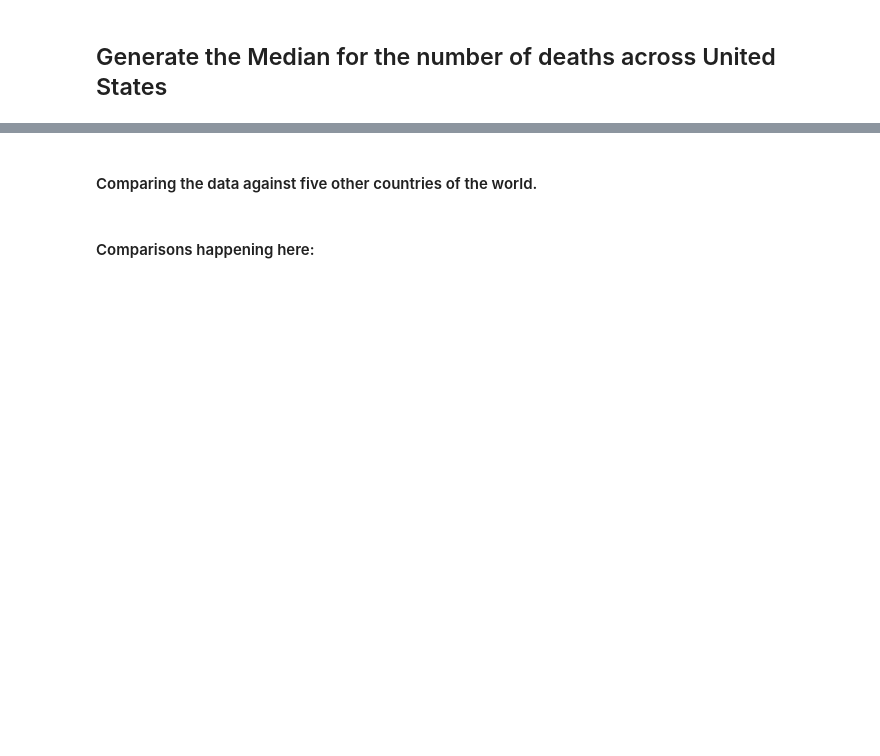
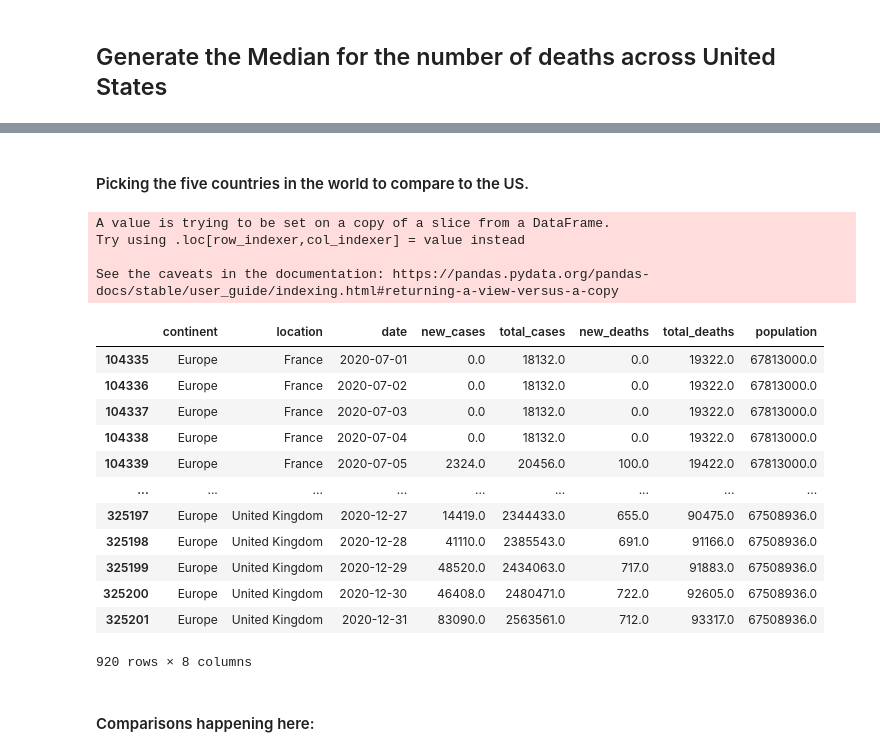
Before and after one commit to usman-z/CSC_405, a Jupyter notebook: Team/Stage 2/Stage_2.ipynb, the cells around one changed output, grey strips where cells are left out. Drawn from its saved outputs; the diff is of its cells as text; code cells hidden in the pictures; blank space fills up the shorter version.

Commit message:
Added comparison between US and 5 countries

```diff
--- a/Team/Stage 2/Stage_2.ipynb
+++ b/Team/Stage 2/Stage_2.ipynb
@@ -153,19 +171,37 @@ print("The Median of Deaths across the United States from July 2020 to December
 # %% [markdown]
-#### Comparing the data against five other countries of the world.
+#### Picking the five countries in the world to compare to the US.
 # %%
 super_countries_dataset = pd.read_csv("..\\super_countries_covid_data.csv")
 
 # Five Chosen Countries
 five_countries = ["United Kingdom", "Germany", "India", "Spain", "France"]
 
 cleaned_countries_dataset = super_countries_dataset[["continent", "location", "date", "new_cases", "total_cases", "new_deaths", "total_deaths", "population"]]
 five_countries_filter = cleaned_countries_dataset["location"].isin(five_countries)
 five_countries_dataset = cleaned_countries_dataset[five_countries_filter]
 
 # Convert date to be dtype datetime instead of object for comparison allowance
-five_countries_dataset['date'] = pd.to_datetime(five_countries_dataset['date'])
+five_countries_dataset['date'] = pd.to_datetime(five_countries_dataset['date'], utc=False)
 dates_filter = (five_countries_dataset['date'] >= '7/1/2020') & (five_countries_dataset['date'] <= '12/31/2020')
 five_countries_dataset = five_countries_dataset[dates_filter]
 five_countries_dataset
+# %% [output]
+A value is trying to be set on a copy of a slice from a DataFrame.
+Try using .loc[row_indexer,col_indexer] = value instead
+
+See the caveats in the documentation: https://pandas.pydata.org/pandas-docs/stable/user_guide/indexing.html#returning-a-view-versus-a-copy
+|  | continent | location | date | new_cases | total_cases | new_deaths | total_deaths | population |
+| 104335 | Europe | France | 2020-07-01 | 0.0 | 18132.0 | 0.0 | 19322.0 | 67813000.0 |
+| 104336 | Europe | France | 2020-07-02 | 0.0 | 18132.0 | 0.0 | 19322.0 | 67813000.0 |
+| 104337 | Europe | France | 2020-07-03 | 0.0 | 18132.0 | 0.0 | 19322.0 | 67813000.0 |
+| 104338 | Europe | France | 2020-07-04 | 0.0 | 18132.0 | 0.0 | 19322.0 | 67813000.0 |
+| 104339 | Europe | France | 2020-07-05 | 2324.0 | 20456.0 | 100.0 | 19422.0 | 67813000.0 |
+| ... | ... | ... | ... | ... | ... | ... | ... | ... |
+| 325197 | Europe | United Kingdom | 2020-12-27 | 14419.0 | 2344433.0 | 655.0 | 90475.0 | 67508936.0 |
+| 325198 | Europe | United Kingdom | 2020-12-28 | 41110.0 | 2385543.0 | 691.0 | 91166.0 | 67508936.0 |
+| 325199 | Europe | United Kingdom | 2020-12-29 | 48520.0 | 2434063.0 | 717.0 | 91883.0 | 67508936.0 |
+| 325200 | Europe | United Kingdom | 2020-12-30 | 46408.0 | 2480471.0 | 722.0 | 92605.0 | 67508936.0 |
+| 325201 | Europe | United Kingdom | 2020-12-31 | 83090.0 | 2563561.0 | 712.0 | 93317.0 | 67508936.0 |
+920 rows × 8 columns
 # %% [markdown]
 #### Comparisons happening here:
```
Also changed, not shown: parts of 10 cells of this notebook.
